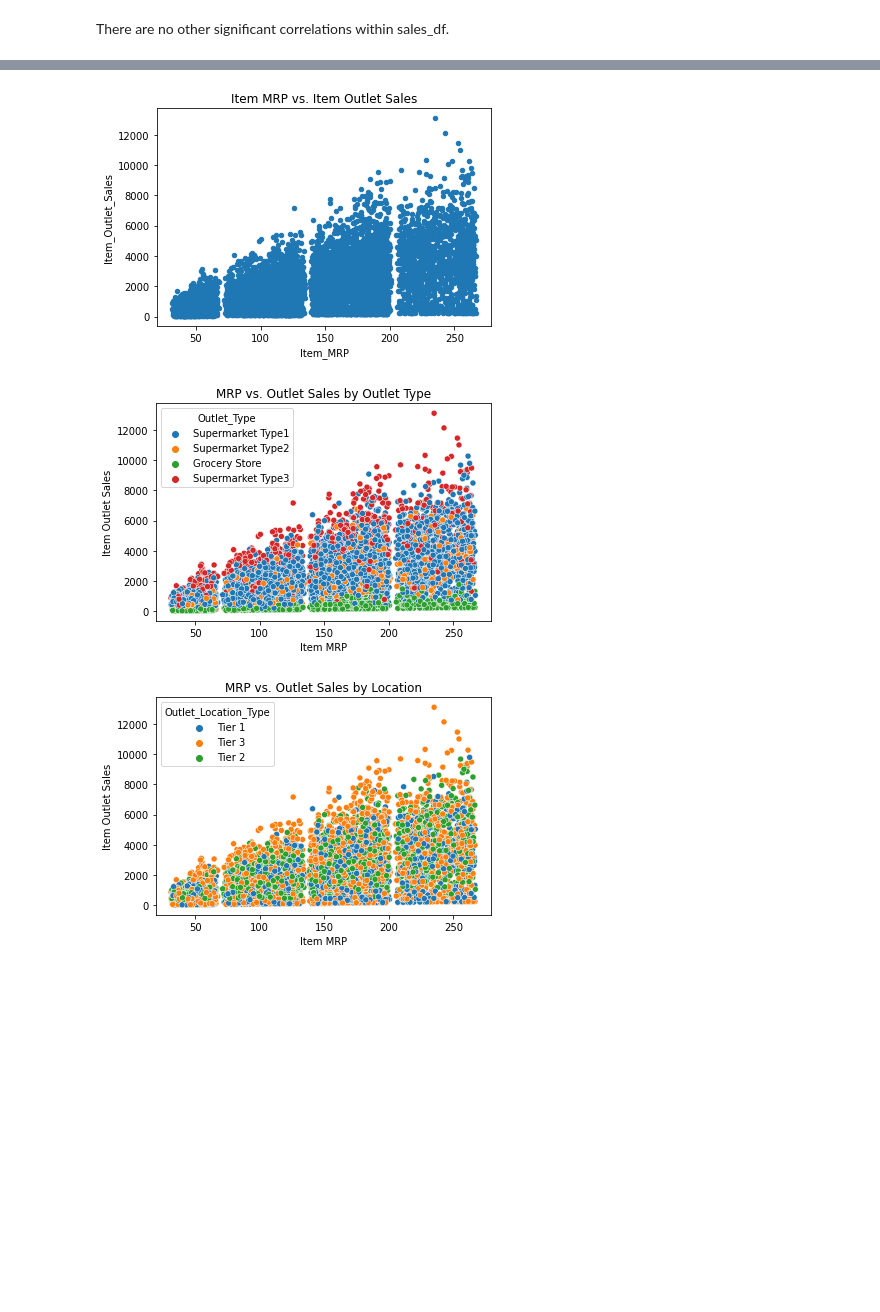
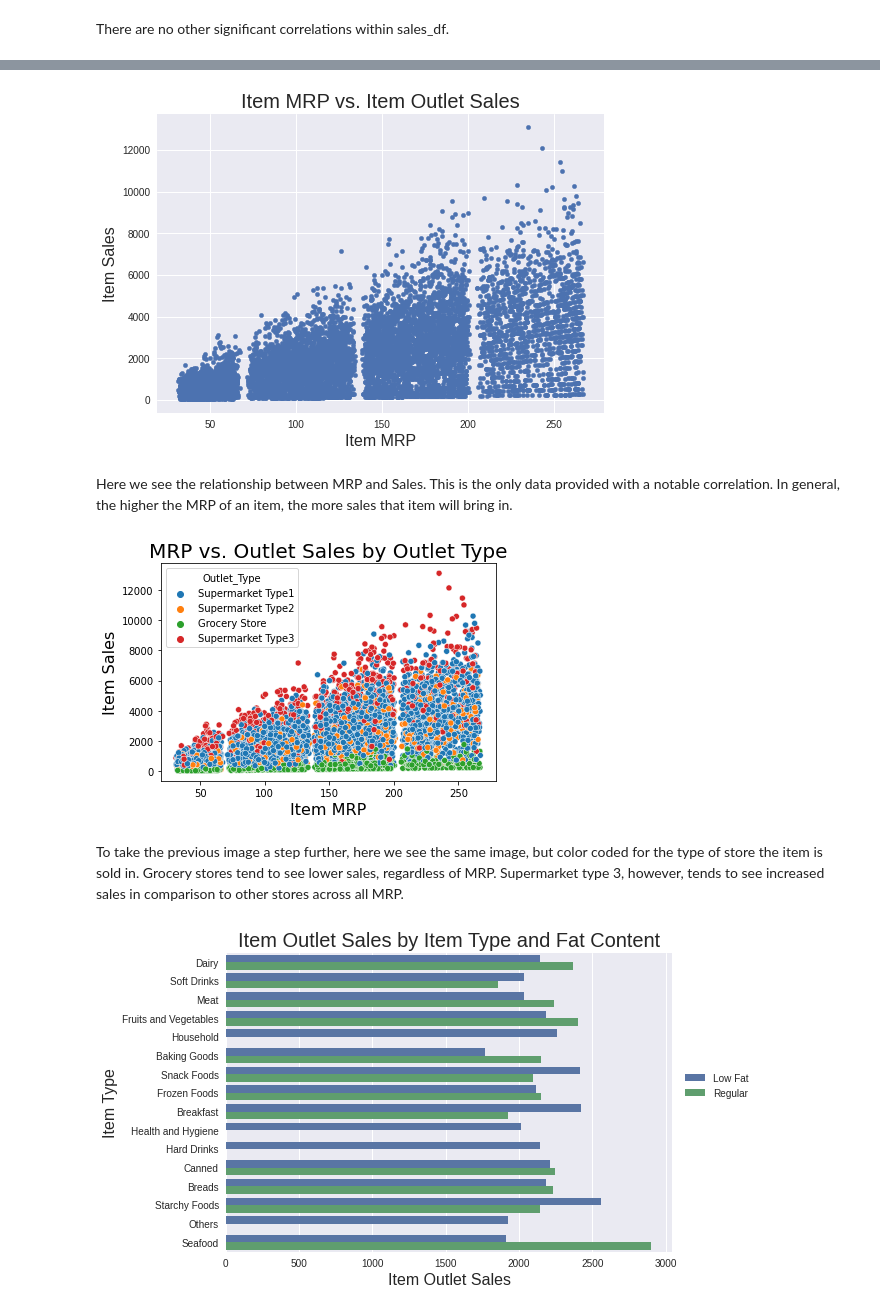
Before and after one commit to gordon-clark16/sales_predictions, a Jupyter notebook: food_sales_predictions.ipynb, the cells around one changed output, grey strips where cells are left out. Saved outputs shown, nothing was run; the diff lists cells and outputs as text; code cells hidden in the pictures; blank space fills up the shorter version.

Commit message:
Final Data Exploration with Explanatory Visuals

```diff
--- a/food_sales_predictions.ipynb
+++ b/food_sales_predictions.ipynb
@@ -302,19 +310,27 @@ Further exploration of Significant Correlations
 # %%
+plt.style.use('seaborn')
 sales_df.plot.scatter(x = 'Item_MRP', y = 'Item_Outlet_Sales')
-plt.title('Item MRP vs. Item Outlet Sales');
+plt.title('Item MRP vs. Item Outlet Sales', fontsize = 20)
+plt.ylabel('Item Sales', fontsize = 16)
+plt.xlabel('Item MRP', fontsize = 16);
 # %% [output]
-[figure, old version]
+[figure, new version]
+# %% [markdown]
+Here we see the relationship between MRP and Sales.  This is the only data provided with a notable correlation.  In general, the higher the MRP of an item, the more sales that item will bring in.
 # %%
 sns.scatterplot(data = sales_df, x = 'Item_MRP', y = 'Item_Outlet_Sales', hue = 'Outlet_Type')
-plt.title('MRP vs. Outlet Sales by Outlet Type')
-plt.xlabel('Item MRP')
-plt.ylabel('Item Outlet Sales');
+plt.title('MRP vs. Outlet Sales by Outlet Type', fontsize = 20)
+plt.xlabel('Item MRP', fontsize = 16)
+plt.ylabel('Item Sales', fontsize = 16);
 # %% [output]
-[figure, old version]
+[figure, new version]
+# %% [markdown]
+To take the previous image a step further, here we see the same image, but color coded for the type of store the item is sold in.  Grocery stores tend to see lower sales, regardless of MRP.  Supermarket type 3, however, tends to see increased sales in comparison to other stores across all MRP.
 # %%
-sns.scatterplot(data = sales_df, x = 'Item_MRP', y = 'Item_Outlet_Sales', hue = 'Outlet_Location_Type')
-plt.title('MRP vs. Outlet Sales by Location')
-plt.ylabel('Item Outlet Sales')
-plt.xlabel('Item MRP');
+sns.barplot(data = sales_df, x = 'Item_Outlet_Sales', y = 'Item_Type', hue = 'Item_Fat_Content', ci = None)
+plt.legend(loc = (1.02,0.5))
+plt.title('Item Outlet Sales by Item Type and Fat Content', fontsize = 20)
+plt.ylabel('Item Type', fontsize = 16)
+plt.xlabel('Item Outlet Sales', fontsize = 16);
 # %% [output]
-[figure, old version]
+[figure, new version]
```
Also changed, not shown: parts of 8 cells of this notebook.
